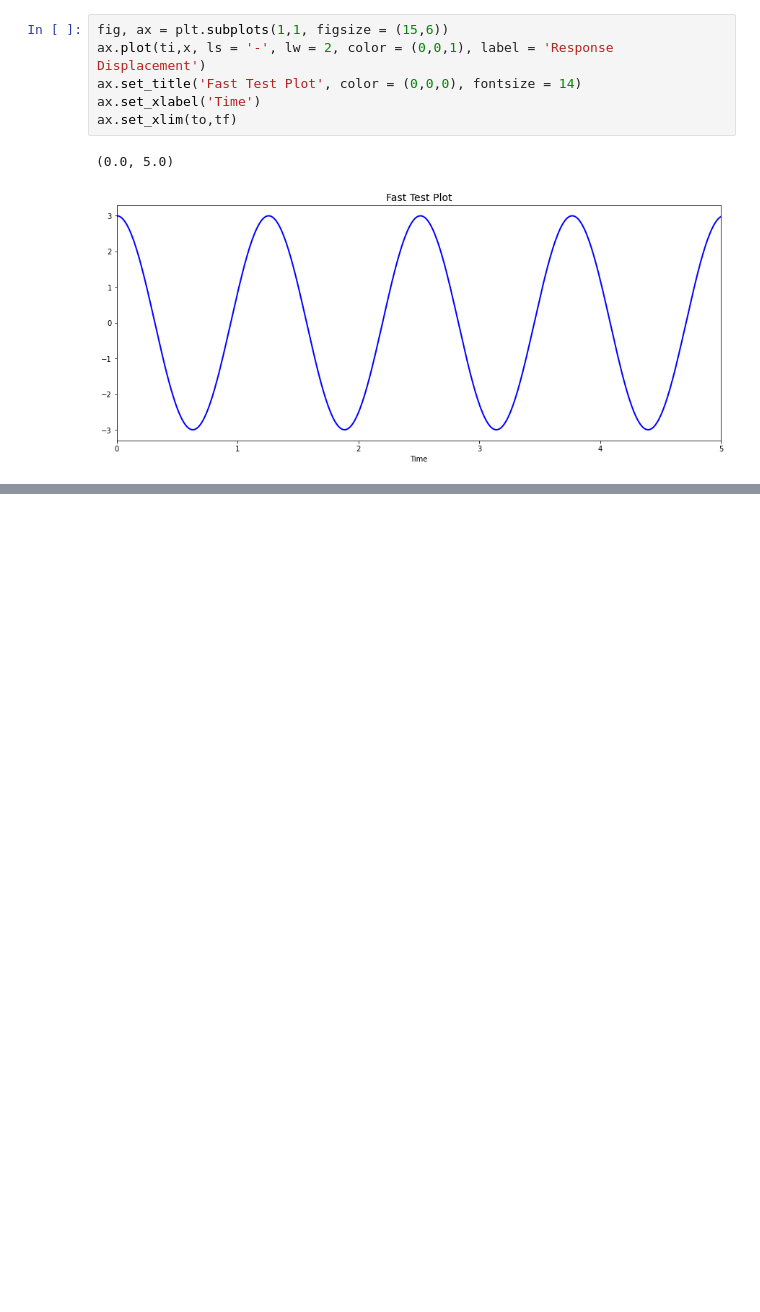
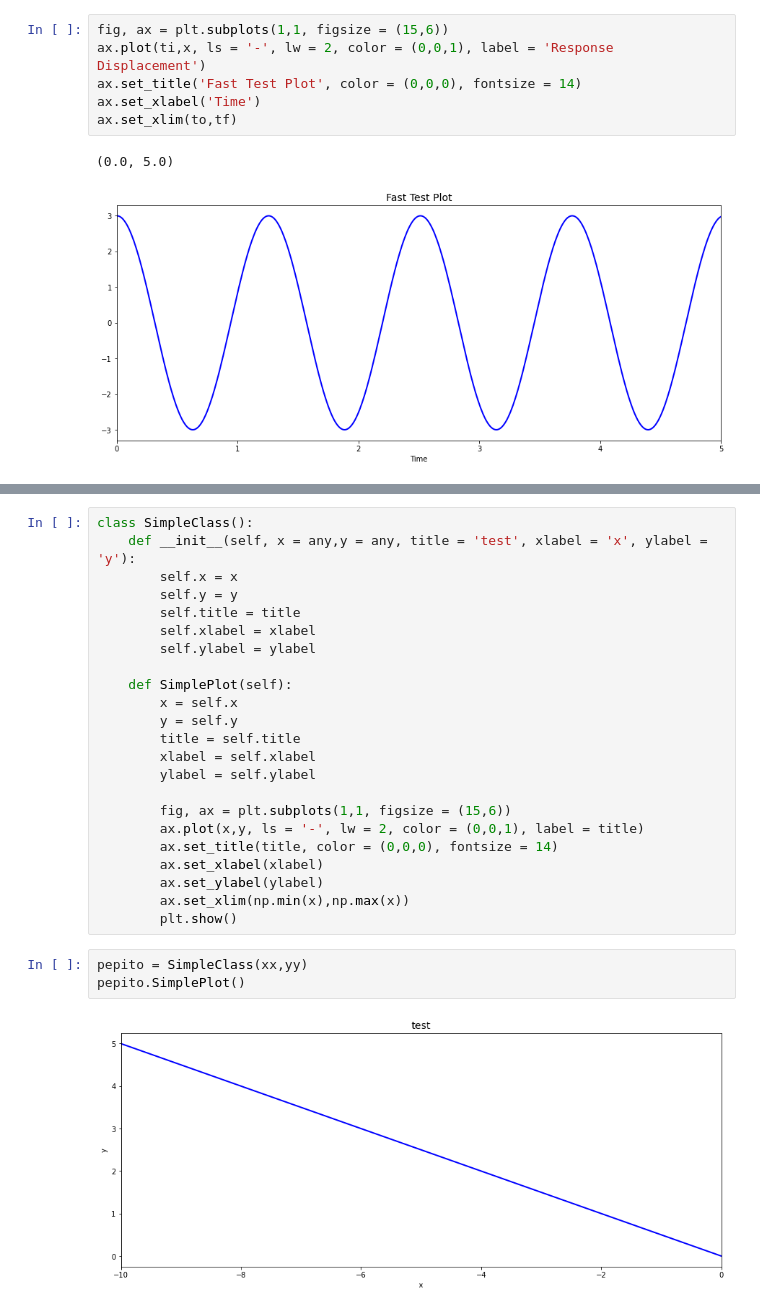
Before and after one commit to Normando1945/Repo_ConcreteII_Desing, a Jupyter notebook: Examples/rapid_code.ipynb, the cells around one changed output, grey strips where cells are left out. Saved outputs shown, nothing was run; the diff lists cells and outputs as text; blank space fills up the shorter version.

```diff
--- a/Examples/rapid_code.ipynb
+++ b/Examples/rapid_code.ipynb
@@ -156,0 +177,28 @@ ax.set_xlim(to,tf)
+# %%
+class SimpleClass():
+    def __init__(self, x = any,y = any, title = 'test', xlabel = 'x', ylabel = 'y'):
+        self.x = x
+        self.y = y
+        self.title = title
+        self.xlabel = xlabel
+        self.ylabel = ylabel
+
+    def SimplePlot(self):
+        x = self.x
+        y = self.y
+        title = self.title
+        xlabel = self.xlabel
+        ylabel = self.ylabel
+
+        fig, ax = plt.subplots(1,1, figsize = (15,6))
+        ax.plot(x,y, ls = '-', lw = 2, color = (0,0,1), label = title)
+        ax.set_title(title, color = (0,0,0), fontsize = 14)
+        ax.set_xlabel(xlabel)
+        ax.set_ylabel(ylabel)
+        ax.set_xlim(np.min(x),np.max(x))
+        plt.show()
+# %%
+pepito = SimpleClass(xx,yy)
+pepito.SimplePlot()
+# %% [output]
+[figure, added]
```
Also changed, not shown: parts of 4 cells of this notebook.
